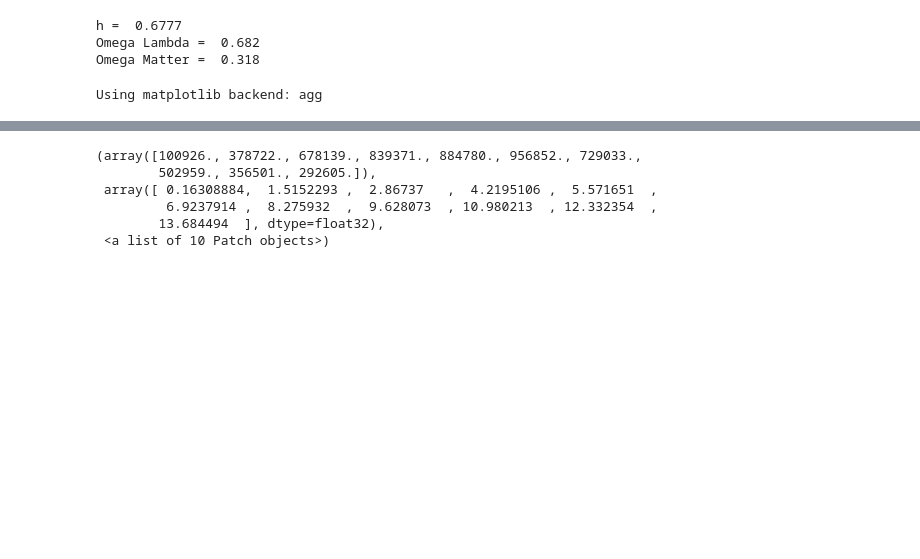
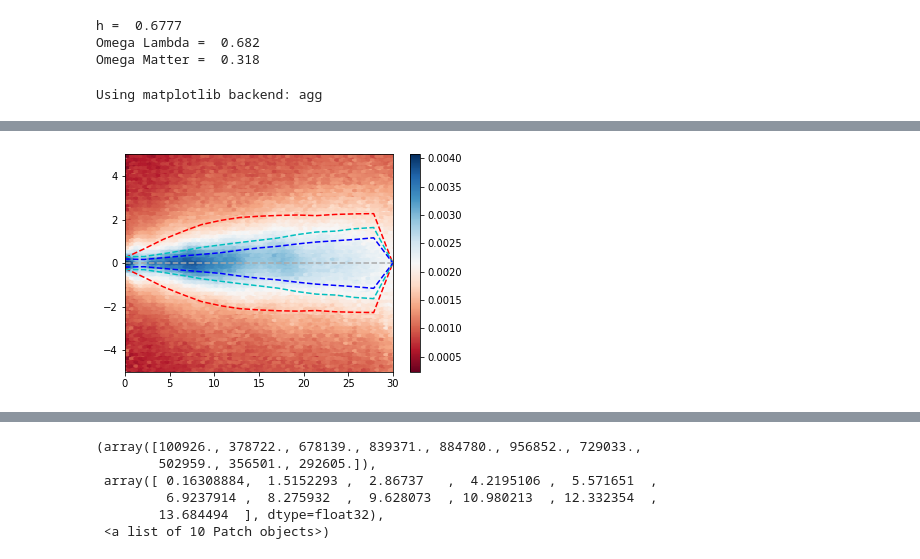
Before and after one commit to ornemarioni/gradients, a Jupyter notebook: programs/metallicity_gradients.ipynb, the cells around one changed output, grey strips where cells are left out. Drawn from its saved outputs; the diff is of its cells as text; code cells hidden in the pictures; blank space fills up the shorter version.

```diff
--- a/programs/metallicity_gradients.ipynb
+++ b/programs/metallicity_gradients.ipynb
@@ -157,0 +189,17 @@ print (z4)
+# %%
+import matplotlib.pyplot as plt
+mask2, = np.where((Rstr < 50) & (zn_str < 5) & (zn_str > -5))
+plt.hexbin(Rstr[mask2],zn_str[mask2],FeH[mask2],cmap='RdBu')
+plt.plot(med_R,z4a,ls='--',color='r')
+plt.plot(med_R,z8a,ls='--',color='c')
+plt.plot(med_R,z10a,ls='--',color='b')
+plt.axhline(y=0,ls='--',color='darkgray')
+plt.plot(med_R,-z4a,ls='--',color='r')
+plt.plot(med_R,-z8a,ls='--',color='c')
+plt.plot(med_R,-z10a,ls='--',color='b')
+plt.ylim(-5,5)
+plt.xlim(0,30)
+plt.colorbar()
+plt.show()
+# %% [output]
+[figure, added]
```
Also changed, not shown: parts of 10 cells of this notebook.
